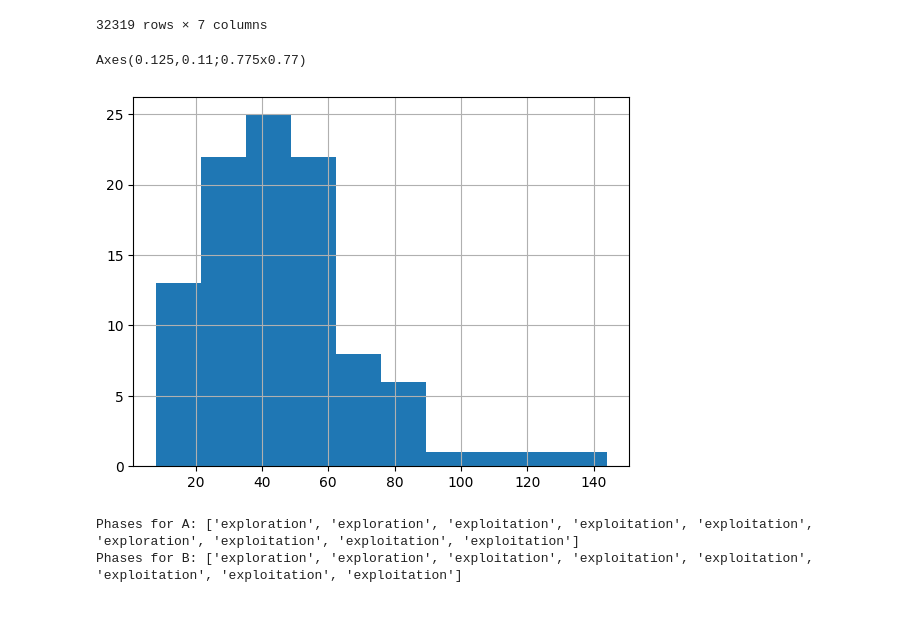
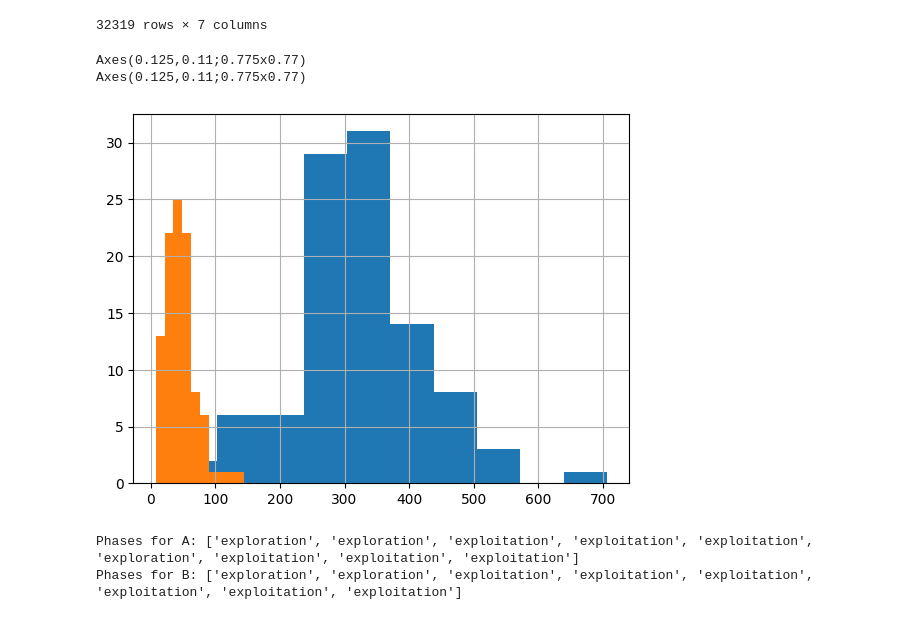
Before and after one commit to sarahhannahwu/benchmarking-creativity, a Jupyter notebook: shapes.ipynb, the cells around one changed output. Drawn from its saved outputs; the diff is of its cells as text; code cells hidden in the pictures.

```diff
--- a/shapes.ipynb
+++ b/shapes.ipynb
@@ -181,15 +181,16 @@ df
 | 32318 | 896 640 896 128 128 | 957.848 |  | NaN | 20120611_131956.txt | [[1, 1, 1, 0, 0, 0, 0, 0, 0, 0], ... | 1110000000\n1010000000\n111000000... |
 32319 rows × 7 columns
 # %%
-# all_moves = df.groupby("game_file").size().sort_values(ascending=False).hist()
-# print(all_moves)
+all_moves = df.groupby("game_file").size().sort_values(ascending=False).hist()
+print(all_moves)
 
 saved_shapes = df.query("timestamp_gallery != ' '")
 saves_per_game = saved_shapes.groupby("game_file").size().sort_values(ascending=False).hist()
 print(saves_per_game)
 # %% [output]
 Axes(0.125,0.11;0.775x0.77)
+Axes(0.125,0.11;0.775x0.77)
-[figure, old version]
+[figure, new version]
 # %%
 
 
```
Also changed, not shown: 17 other files.
